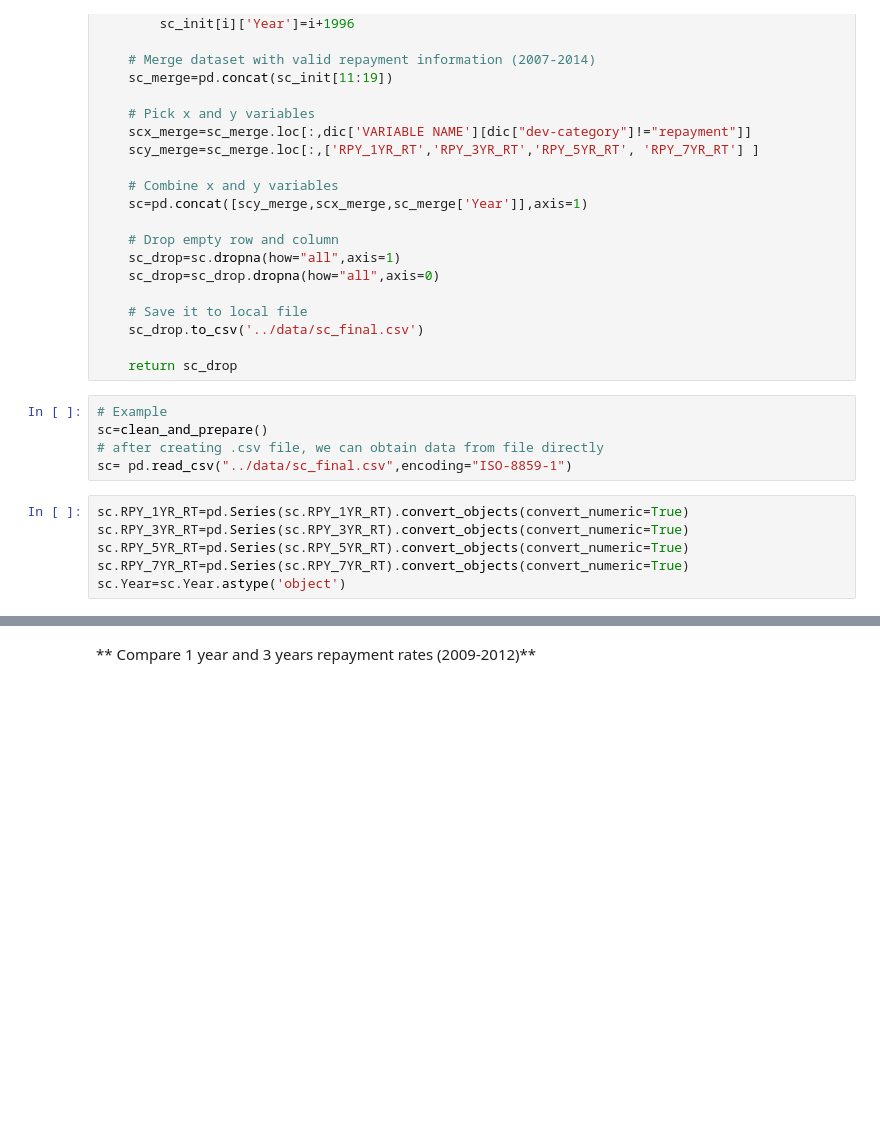
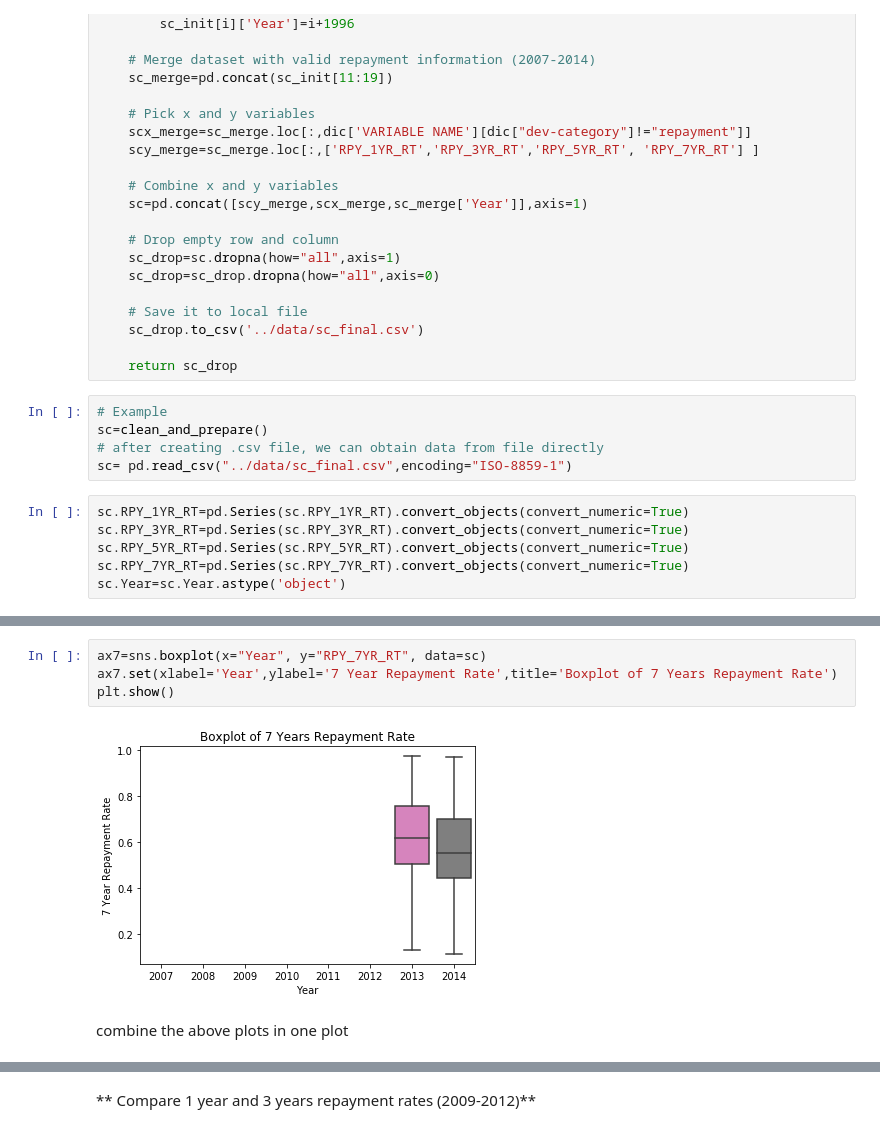
Before and after one commit to UNCG-CSE/Uni-X, a Jupyter notebook: codes/plots for repayment.ipynb, the cells around one changed output, grey strips where cells are left out. Saved outputs shown, nothing was run; the diff lists cells and outputs as text; blank space fills up the shorter version.

```diff
--- a/codes/plots for repayment.ipynb
+++ b/codes/plots for repayment.ipynb
@@ -94,0 +94,8 @@ plt.show()
+# %%
+ax7=sns.boxplot(x="Year", y="RPY_7YR_RT", data=sc)
+ax7.set(xlabel='Year',ylabel='7 Year Repayment Rate',title='Boxplot of 7 Years Repayment Rate')
+plt.show()
+# %% [output]
+[figure, added]
+# %% [markdown]
+combine the above plots in one plot
```
Also changed, not shown: parts of 18 cells of this notebook, 1 other file.
